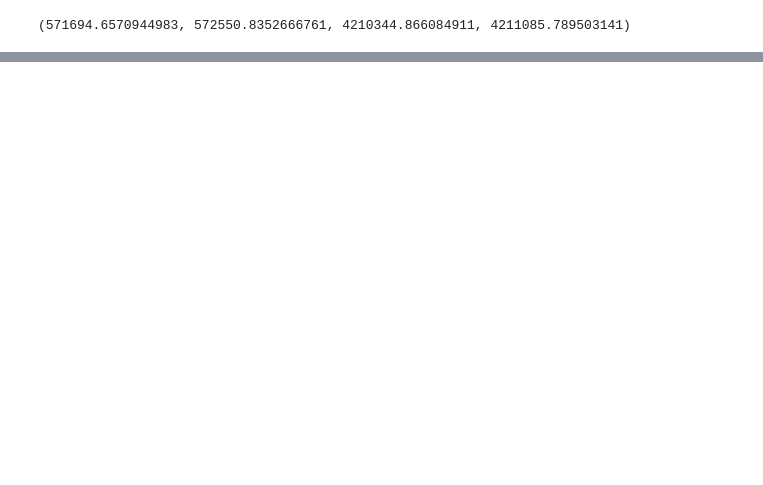
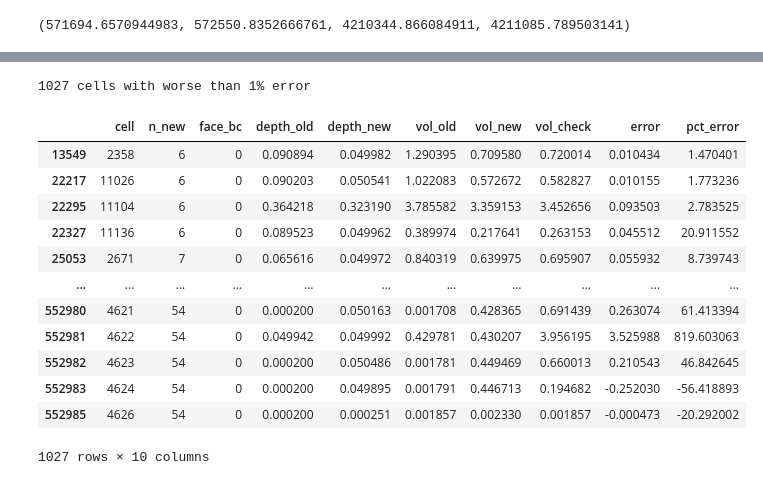
Before and after one commit to rustychris/hor_flow_and_salmon, a Jupyter notebook: model/suntans/ptm_hydro_checker.ipynb, the cells around one changed output, grey strips where cells are left out. Cells and saved outputs as stored; diff of their text form; code cells hidden in the pictures; blank space fills up the shorter version.

Commit message:
Replicate continuity check

```diff
--- a/model/suntans/ptm_hydro_checker.ipynb
+++ b/model/suntans/ptm_hydro_checker.ipynb
@@ -505,0 +502,8 @@ array([21.66486023, -1.        , 21.66486023, 21.66486023])
+# %%
+nc=xr.open_dataset('runs/cfg012_farm12_20180310/ptm_average.nc_0000.nc',
+                   decode_cf=True)
+
+import six
+six.moves.reload_module(unstructured_grid)
+
+g=unstructured_grid.UnstructuredGrid.read_ugrid(nc)
@@ -505,0 +678,3 @@ array([21.66486023, -1.        , 21.66486023, 21.66486023])
+# %%
+# layer_df=pd.DataFrame(layer_continuity)
+cell_df=pd.DataFrame(cell_continuity)
@@ -505,0 +690,22 @@ array([21.66486023, -1.        , 21.66486023, 21.66486023])
+# %%
+bad_pct=abs(cell_df.pct_error.values)> 1.0
+non_bc=cell_df.face_bc.values!=3
+
+bad_cells=cell_df[ bad_pct & non_bc ]
+print("%d cells with worse than 1%% error"%len(bad_cells))
+bad_cells
+# %% [output]
+1027 cells with worse than 1% error
+|  | cell | n_new | face_bc | depth_old | depth_new | vol_old | vol_new | vol_check | error | pct_error |
+| 13549 | 2358 | 6 | 0 | 0.090894 | 0.049982 | 1.290395 | 0.709580 | 0.720014 | 0.010434 | 1.470401 |
+| 22217 | 11026 | 6 | 0 | 0.090203 | 0.050541 | 1.022083 | 0.572672 | 0.582827 | 0.010155 | 1.773236 |
+| 22295 | 11104 | 6 | 0 | 0.364218 | 0.323190 | 3.785582 | 3.359153 | 3.452656 | 0.093503 | 2.783525 |
+| 22327 | 11136 | 6 | 0 | 0.089523 | 0.049962 | 0.389974 | 0.217641 | 0.263153 | 0.045512 | 20.911552 |
+| 25053 | 2671 | 7 | 0 | 0.065616 | 0.049972 | 0.840319 | 0.639975 | 0.695907 | 0.055932 | 8.739743 |
+| ... | ... | ... | ... | ... | ... | ... | ... | ... | ... | ... |
+| 552980 | 4621 | 54 | 0 | 0.000200 | 0.050163 | 0.001708 | 0.428365 | 0.691439 | 0.263074 | 61.413394 |
+| 552981 | 4622 | 54 | 0 | 0.049942 | 0.049992 | 0.429781 | 0.430207 | 3.956195 | 3.525988 | 819.603063 |
+| 552982 | 4623 | 54 | 0 | 0.000200 | 0.050486 | 0.001781 | 0.449469 | 0.660013 | 0.210543 | 46.842645 |
+| 552983 | 4624 | 54 | 0 | 0.000200 | 0.049895 | 0.001791 | 0.446713 | 0.194682 | -0.252030 | -56.418893 |
+| 552985 | 4626 | 54 | 0 | 0.000200 | 0.000251 | 0.001857 | 0.002330 | 0.001857 | -0.000473 | -20.292002 |
+1027 rows × 10 columns
```
Also changed, not shown: parts of 18 cells of this notebook.
